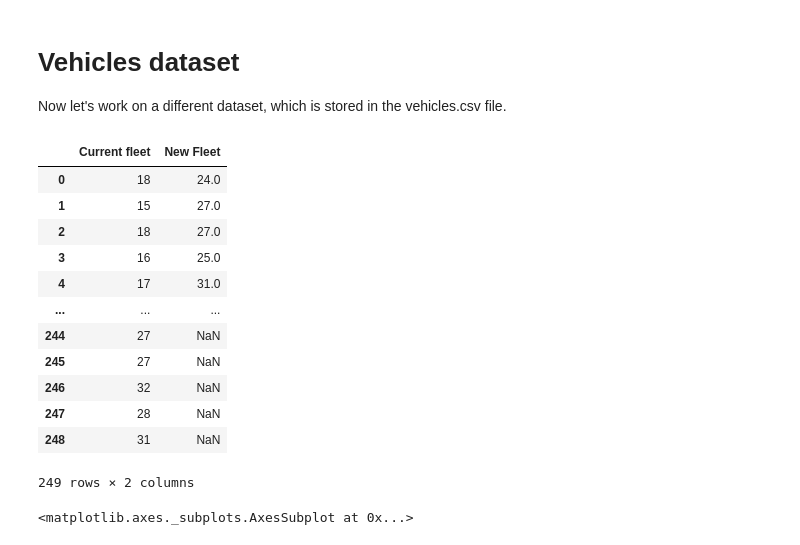
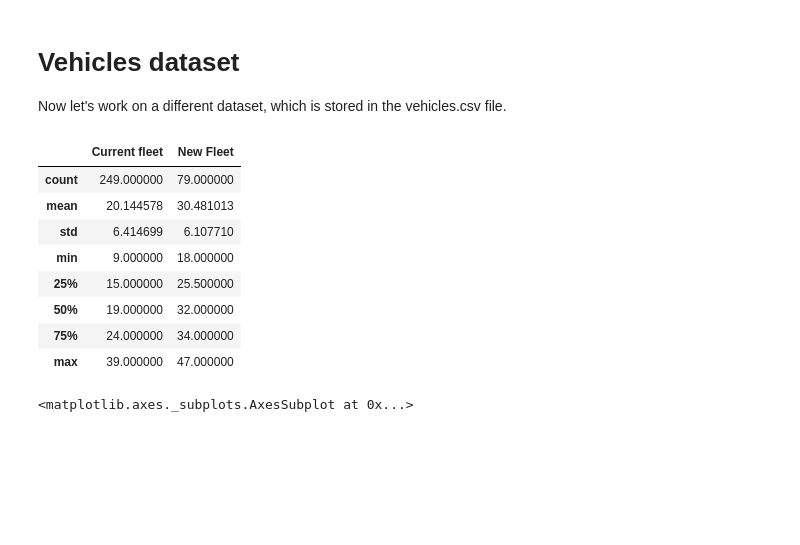
Before and after one commit to Varun9213/Data-Science-and-Decision-Making, a Jupyter notebook: bootstrap.ipynb, the cells around one changed output. Saved outputs shown, nothing was run; the diff lists cells and outputs as text; code cells hidden in the pictures; blank space fills up the shorter version.

```diff
--- a/bootstrap.ipynb
+++ b/bootstrap.ipynb
@@ -96,28 +92,24 @@ Now let's work on a different dataset, which is stored in the vehicles.csv file.
 # %%
 # Load and visualise the vehicles dataset
 # To load the dataset: https://neptune.ai/blog/google-colab-dealing-with-files (check section "Load individual files directly from GitHub")
 
 
 # Note that the current and new fleets are in different columns and have different lengths, so bear this in mind when you're plotting.
 # You can create separate scatterplots for the two fleets, as you would with the histograms,
 # or plot them both in one plot (but not one against the other).
 df = pd.read_csv("https://raw.githubusercontent.com/albanda/CE888/master/lab2%20-%20bootstrap/vehicles.csv")
-df
+df.describe()
 # Note: you can add more cells as needed to organise your code and your plots
 # %% [output]
 |  | Current fleet | New Fleet |
-| 0 | 18 | 24.0 |
-| 1 | 15 | 27.0 |
-| 2 | 18 | 27.0 |
-| 3 | 16 | 25.0 |
-| 4 | 17 | 31.0 |
-| ... | ... | ... |
-| 244 | 27 | NaN |
-| 245 | 27 | NaN |
-| 246 | 32 | NaN |
-| 247 | 28 | NaN |
-| 248 | 31 | NaN |
+| count | 249.000000 | 79.000000 |
+| mean | 20.144578 | 30.481013 |
+| std | 6.414699 | 6.107710 |
+| min | 9.000000 | 18.000000 |
+| 25% | 15.000000 | 25.500000 |
+| 50% | 19.000000 | 32.000000 |
+| 75% | 24.000000 | 34.000000 |
+| max | 39.000000 | 47.000000 |
-249 rows × 2 columns
 # %%
 sns.distplot(df["New Fleet"].dropna())
 # %% [output]
```
Also changed, not shown: parts of 10 cells of this notebook.
